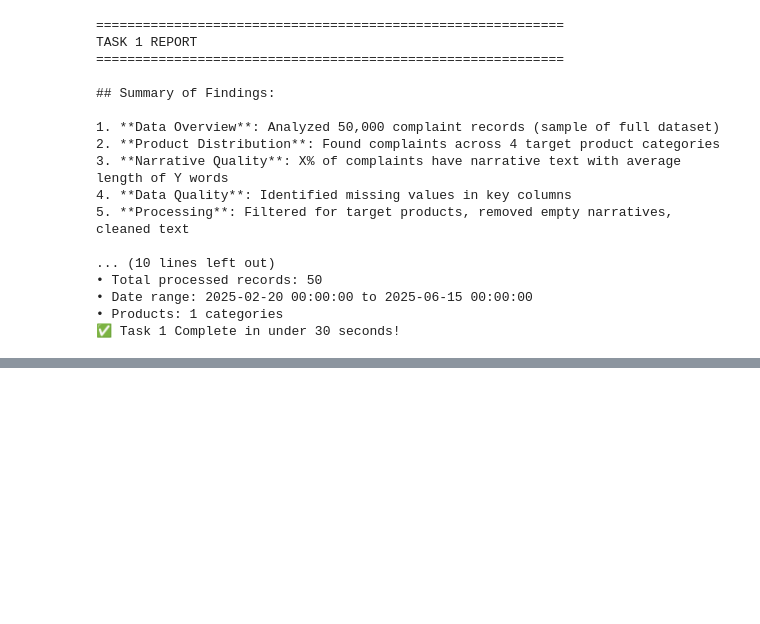
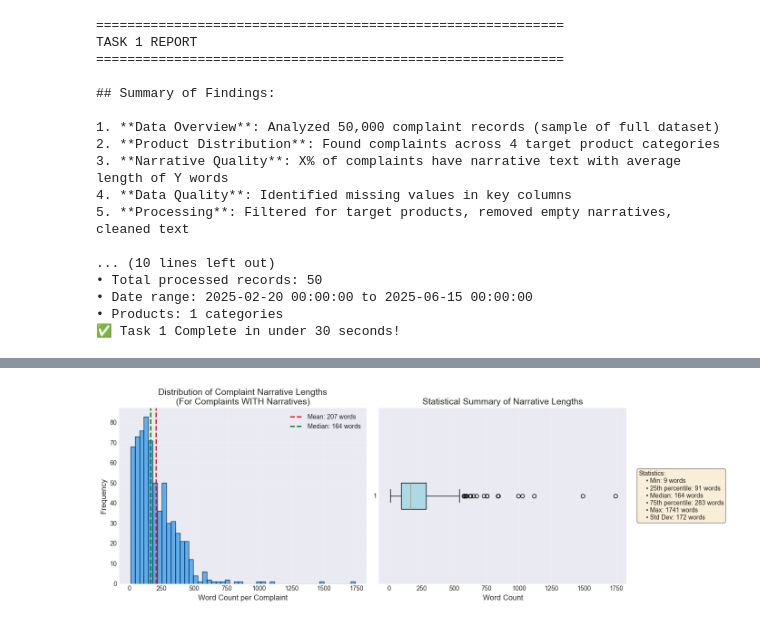
Before and after one commit to TsegayIS122123/rag-complaint-chatbot, a Jupyter notebook: notebooks/task1_eda_preprocessing.ipynb, the cells around one changed output, grey strips where cells are left out. Cells and saved outputs as stored; diff of their text form; code cells hidden in the pictures; blank space fills up the shorter version.

```diff
--- a/notebooks/task1_eda_preprocessing.ipynb
+++ b/notebooks/task1_eda_preprocessing.ipynb
@@ -279,0 +382,49 @@ TASK 1 REPORT
+# %%
+# ### 3. Narrative Length Distribution
+
+# %%
+# Narrative length analysis with clear labeling
+if 'Consumer complaint narrative' in df.columns:
+    narrative_df = df[df['Consumer complaint narrative'].notna()].copy()
+    narrative_df['word_count'] = narrative_df['Consumer complaint narrative'].apply(
+        lambda x: len(str(x).split())
+    )
+
+    fig, axes = plt.subplots(1, 2, figsize=(14, 5))
+
+    # Histogram
+    axes[0].hist(narrative_df['word_count'], bins=50, edgecolor='black', alpha=0.7, color='#2196F3')
+    axes[0].axvline(narrative_df['word_count'].mean(), color='red', linestyle='--',
+                   linewidth=2, label=f'Mean: {narrative_df["word_count"].mean():.0f} words')
+    axes[0].axvline(narrative_df['word_count'].median(), color='green', linestyle='--',
+                   linewidth=2, label=f'Median: {narrative_df["word_count"].median():.0f} words')
+    axes[0].set_xlabel('Word Count per Complaint', fontsize=12)
+    axes[0].set_ylabel('Frequency', fontsize=12)
+    axes[0].set_title('Distribution of Complaint Narrative Lengths\n(For Complaints WITH Narratives)', fontsize=14)
+    axes[0].legend()
+    axes[0].grid(True, alpha=0.3)
+
+    # Box plot with statistics
+    bp = axes[1].boxplot(narrative_df['word_count'], vert=False, patch_artist=True,
+                        boxprops=dict(facecolor='lightblue'))
+    axes[1].set_xlabel('Word Count', fontsize=12)
+    axes[1].set_title('Statistical Summary of Narrative Lengths', fontsize=14)
+    axes[1].grid(True, alpha=0.3)
+
+    # Add statistics table
+    stats_text = f"""Statistics:
+    • Min: {narrative_df['word_count'].min():.0f} words
+    • 25th percentile: {narrative_df['word_count'].quantile(0.25):.0f} words
+    • Median: {narrative_df['word_count'].median():.0f} words
+    • 75th percentile: {narrative_df['word_count'].quantile(0.75):.0f} words
+    • Max: {narrative_df['word_count'].max():.0f} words
+    • Std Dev: {narrative_df['word_count'].std():.0f} words"""
+
+    axes[1].text(1.05, 0.5, stats_text, transform=axes[1].transAxes, fontsize=10,
+                verticalalignment='center', bbox=dict(boxstyle='round', facecolor='wheat', alpha=0.5))
+
+    plt.tight_layout()
+    plt.savefig('../data/processed/narrative_length_distribution.png', dpi=300, bbox_inches='tight')
+    plt.show()
+# %% [output]
+[figure, added]
```
Also changed, not shown: parts of 4 cells of this notebook, 1 other file.
